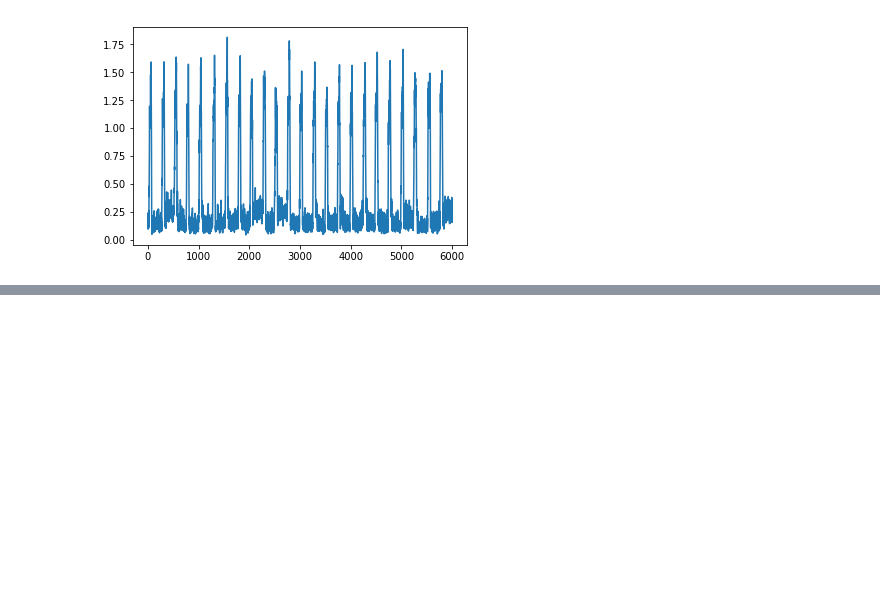
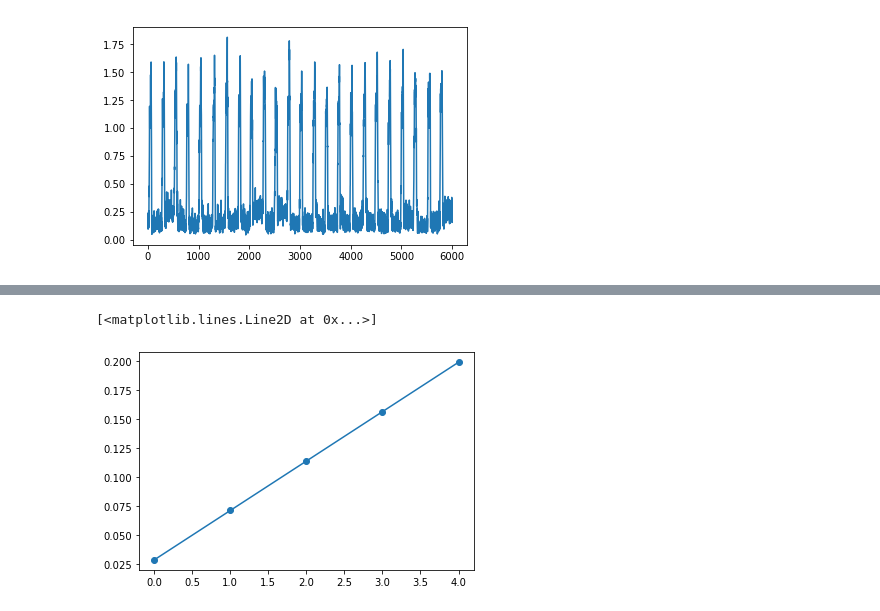
Before and after one commit to mixmixmix/parrtraks, a Jupyter notebook: AnalyseMigration.ipynb, the cells around one changed output, grey strips where cells are left out. Cells and saved outputs as stored; diff of their text form; code cells hidden in the pictures; blank space fills up the shorter version.

```diff
--- a/AnalyseMigration.ipynb
+++ b/AnalyseMigration.ipynb
@@ -112,0 +130,6 @@ plt.plot(f10[int(36000*2.5):int(36000*(2.5+(1/6)))])
+# %%
+#plt.plot(np.argmax(spectrogram15min,axis=0))
+plt.plot(times15min/3600, marker='o')
+# %% [output]
+[<matplotlib.lines.Line2D at 0x...>]
+[figure, added]
```
Also changed, not shown: parts of 4 cells of this notebook.
